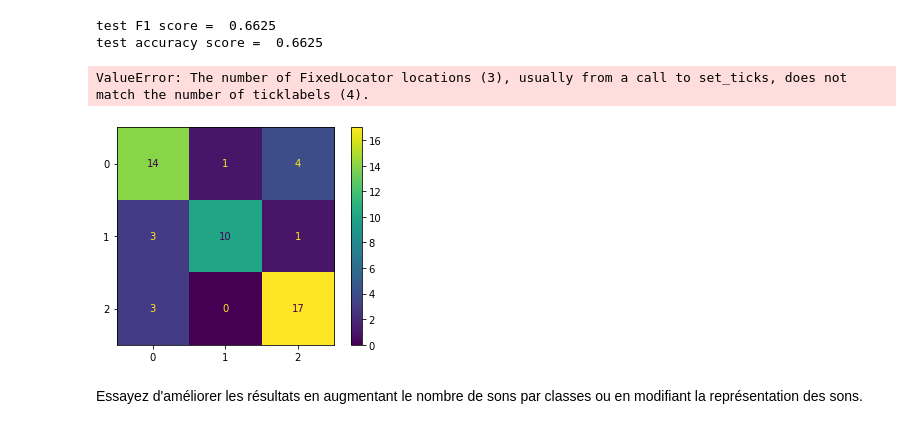
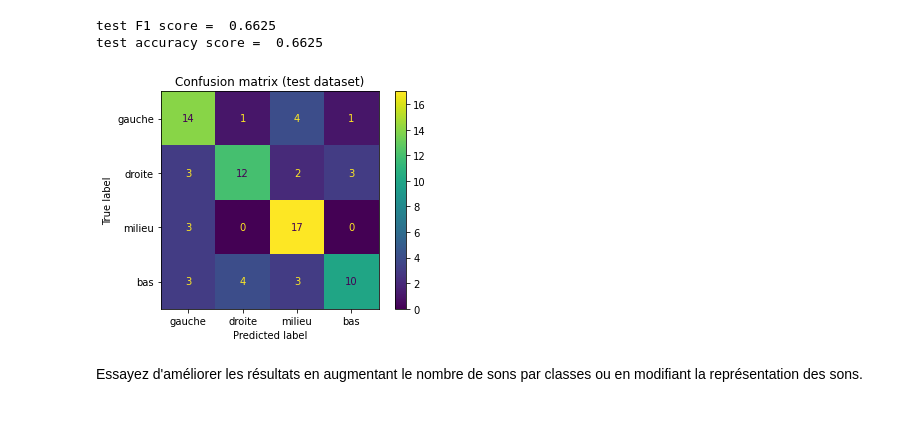
Before and after one commit to Supervinh/PNS-SSII-Classification-de-sons, a Jupyter notebook: TPrecosons2022_slack.ipynb, the cells around one changed output. Saved outputs shown, nothing was run; the diff lists cells and outputs as text; code cells hidden in the pictures.

```diff
--- a/TPrecosons2022_slack.ipynb
+++ b/TPrecosons2022_slack.ipynb
@@ -114,3 +114,14 @@ if verbose:
 Il ne reste plus que l'étape de classification des sons. On va utiliser pour cela une méthode simple de classification linéaire: <a href="https://scikit-learn.org/stable/modules/generated/sklearn.linear_model.LogisticRegression.html">la régression logistique</a>.
 # %%
 from sklearn.linear_model import LogisticRegression
+# %%
+# création de l'objet de regression logistique
+logisticRegr = LogisticRegression()
+
+# classes des sons:
+yTrain = []
+for clNumber in range(len(classes)):
+    yTrain += [clNumber]*nb
+
+# apprentissage de la séparation en utilisation des données pour lesquelles on connait la classe
+logisticRegr.fit(lesMfcc, yTrain)
@@ -186,14 +206,13 @@ print("test accuracy score = ", accuracy_score(yTest, predTest))
 test F1 score =  0.6625
 test accuracy score =  0.6625
 # %%
-cm = confusion_matrix(yTest, predTest, labels=[0,1,2])
+cm = confusion_matrix(yTest, predTest, labels=[0,1,2,3])
 disp = ConfusionMatrixDisplay(confusion_matrix=cm, display_labels=classes)
 disp.plot()
 disp.ax_.set_title('Confusion matrix (test dataset)')
 plt.show()
 # %% [output]
-ValueError: The number of FixedLocator locations (3), usually from a call to set_ticks, does not match the number of ticklabels (4).
-[figure, old version]
+[figure, new version]
 # %% [markdown]
 Essayez d'améliorer les résultats en augmentant le nombre de sons par classes ou en modifiant la représentation des sons.
 # %% [markdown]
```
Also changed, not shown: parts of 3 cells of this notebook.
